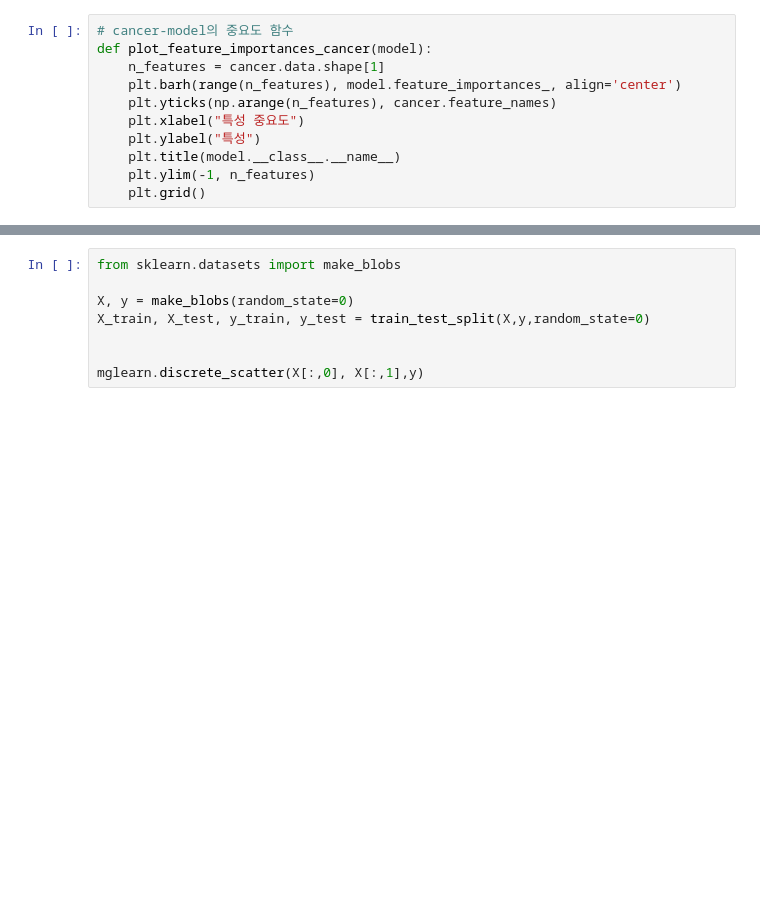
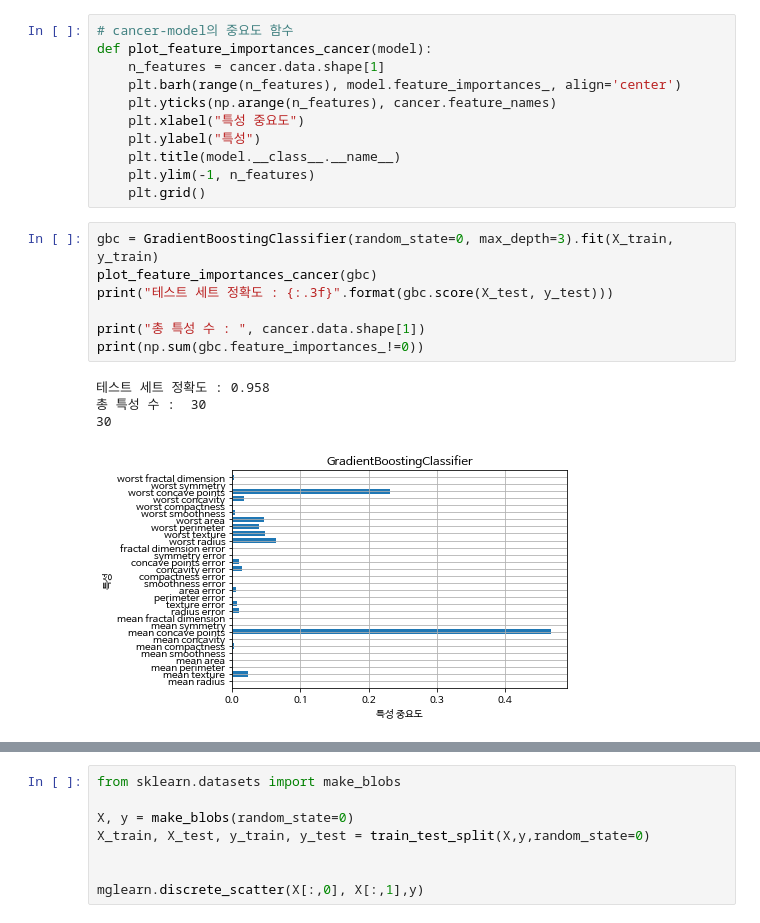
Before and after one commit to comet08/Machine_Learning, a Jupyter notebook: 5주차/GradientBoosting.ipynb, the cells around one changed output, grey strips where cells are left out. Drawn from its saved outputs; the diff is of its cells as text; blank space fills up the shorter version.

```diff
--- a/5주차/GradientBoosting.ipynb
+++ b/5주차/GradientBoosting.ipynb
@@ -168,4 +163,16 @@ def plot_feature_importances_cancer(model):
     plt.title(model.__class__.__name__)
     plt.ylim(-1, n_features)
     plt.grid()
+# %%
+gbc = GradientBoostingClassifier(random_state=0, max_depth=3).fit(X_train, y_train)
+plot_feature_importances_cancer(gbc)
+print("테스트 세트 정확도 : {:.3f}".format(gbc.score(X_test, y_test)))
+
+print("총 특성 수 : ", cancer.data.shape[1])
+print(np.sum(gbc.feature_importances_!=0))
+# %% [output]
+테스트 세트 정확도 : 0.958
+총 특성 수 :  30
+30
+[figure, added]
 # %%
```
Also changed, not shown: parts of 27 cells of this notebook, 3 other files.
